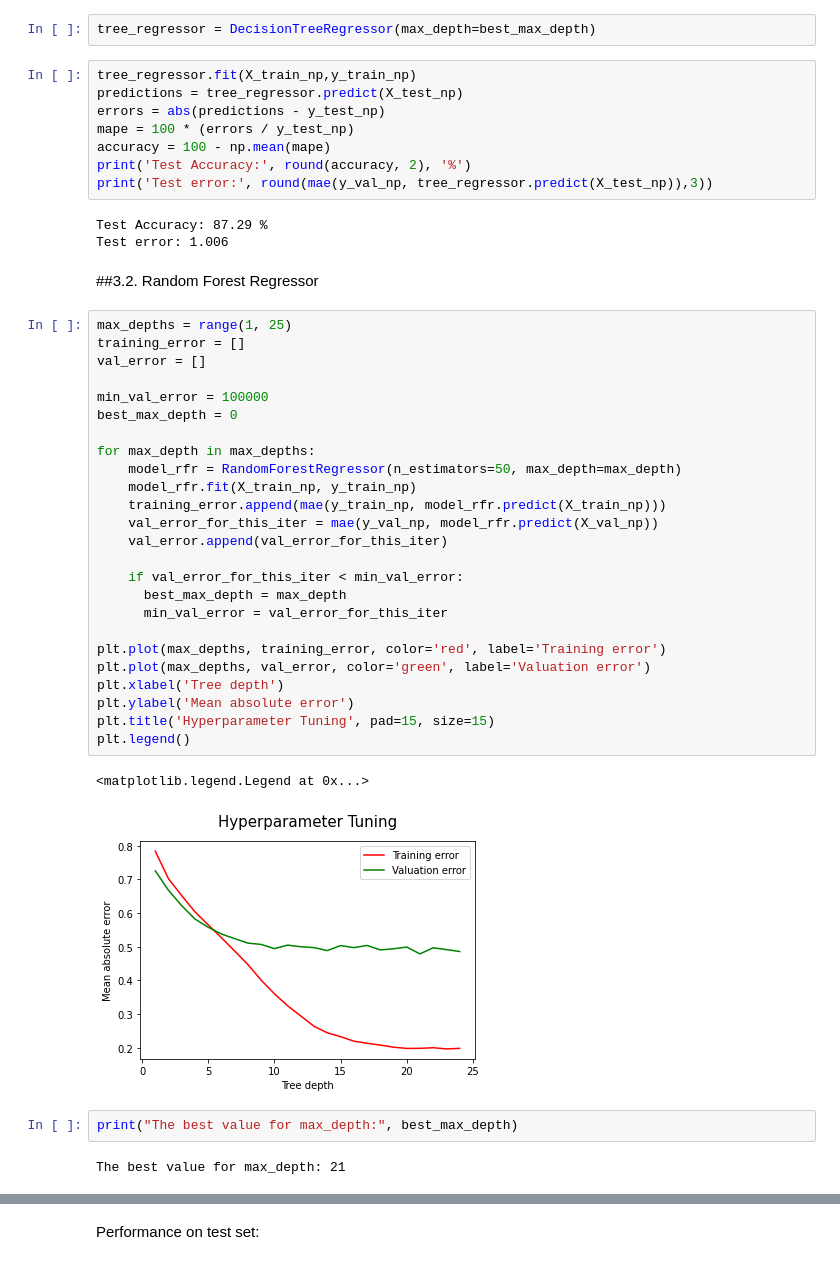
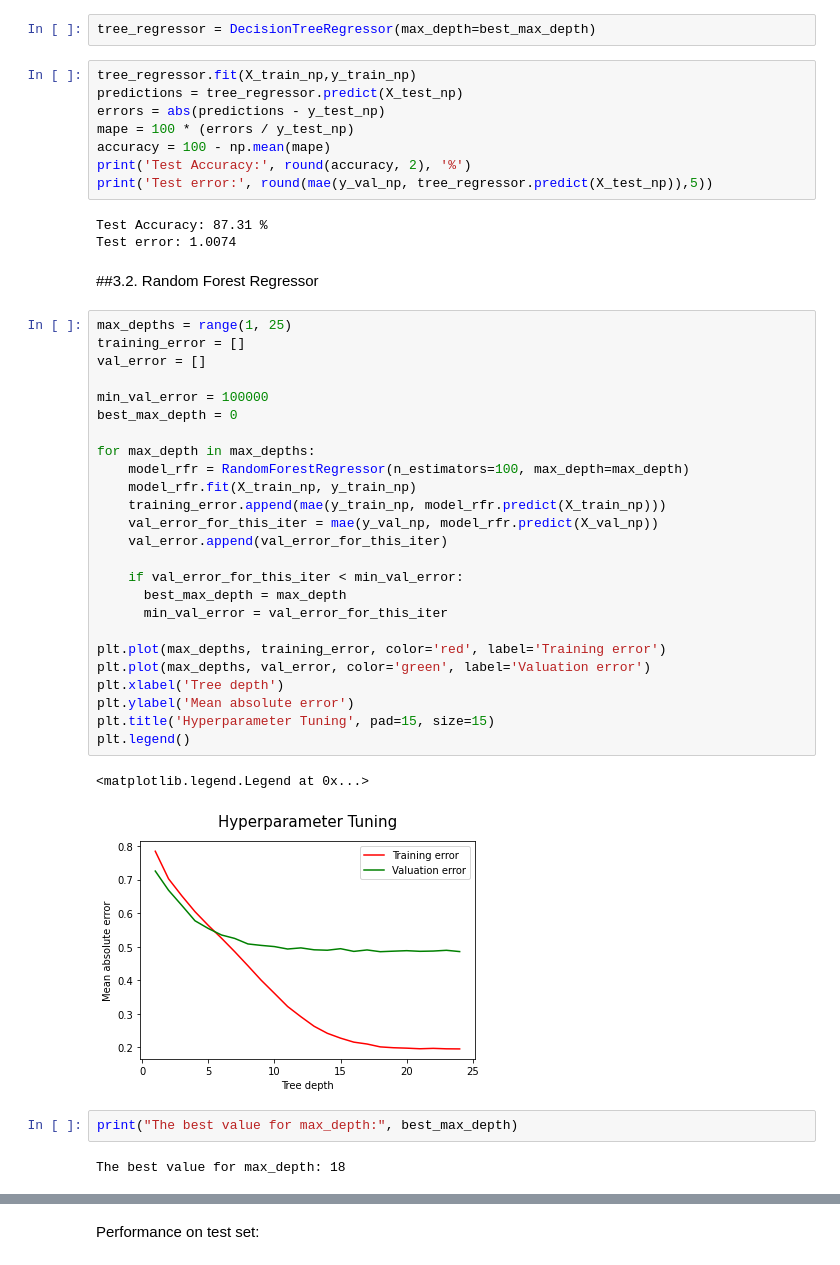
Before and after one commit to NBK-code/IMDB_Movie_Rating_Prediction, a Jupyter notebook: IMDB_mrp_Model_Selection.ipynb, the cells around one changed output, grey strips where cells are left out. Drawn from its saved outputs; the diff is of its cells as text.

```diff
--- a/IMDB_mrp_Model_Selection.ipynb
+++ b/IMDB_mrp_Model_Selection.ipynb
@@ -173,44 +173,44 @@ errors = abs(predictions - y_test_np)
 mape = 100 * (errors / y_test_np)
 accuracy = 100 - np.mean(mape)
 print('Test Accuracy:', round(accuracy, 2), '%')
-print('Test error:', round(mae(y_val_np, tree_regressor.predict(X_test_np)),3))
+print('Test error:', round(mae(y_val_np, tree_regressor.predict(X_test_np)),5))
 # %% [output]
-Test Accuracy: 87.29 %
-Test error: 1.006
+Test Accuracy: 87.31 %
+Test error: 1.0074
 # %% [markdown]
 ##3.2. Random Forest Regressor
 # %%
 max_depths = range(1, 25)
 training_error = []
 val_error = []
 
 min_val_error = 100000
 best_max_depth = 0
 
 for max_depth in max_depths:
-    model_rfr = RandomForestRegressor(n_estimators=50, max_depth=max_depth)
+    model_rfr = RandomForestRegressor(n_estimators=100, max_depth=max_depth)
     model_rfr.fit(X_train_np, y_train_np)
     training_error.append(mae(y_train_np, model_rfr.predict(X_train_np)))
     val_error_for_this_iter = mae(y_val_np, model_rfr.predict(X_val_np))
     val_error.append(val_error_for_this_iter)
 
     if val_error_for_this_iter < min_val_error:
       best_max_depth = max_depth
       min_val_error = val_error_for_this_iter
 
 plt.plot(max_depths, training_error, color='red', label='Training error')
 plt.plot(max_depths, val_error, color='green', label='Valuation error')
 plt.xlabel('Tree depth')
 plt.ylabel('Mean absolute error')
 plt.title('Hyperparameter Tuning', pad=15, size=15)
 plt.legend()
 # %% [output]
 <matplotlib.legend.Legend at 0x...>
-[figure, old version]
+[figure, new version]
 # %%
 print("The best value for max_depth:", best_max_depth)
 # %% [output]
-The best value for max_depth: 21
+The best value for max_depth: 18
 # %%
 print("The corresponding validation error:", min_val_error)
 # %% [output]
```
Also changed, not shown: parts of 18 cells of this notebook.
